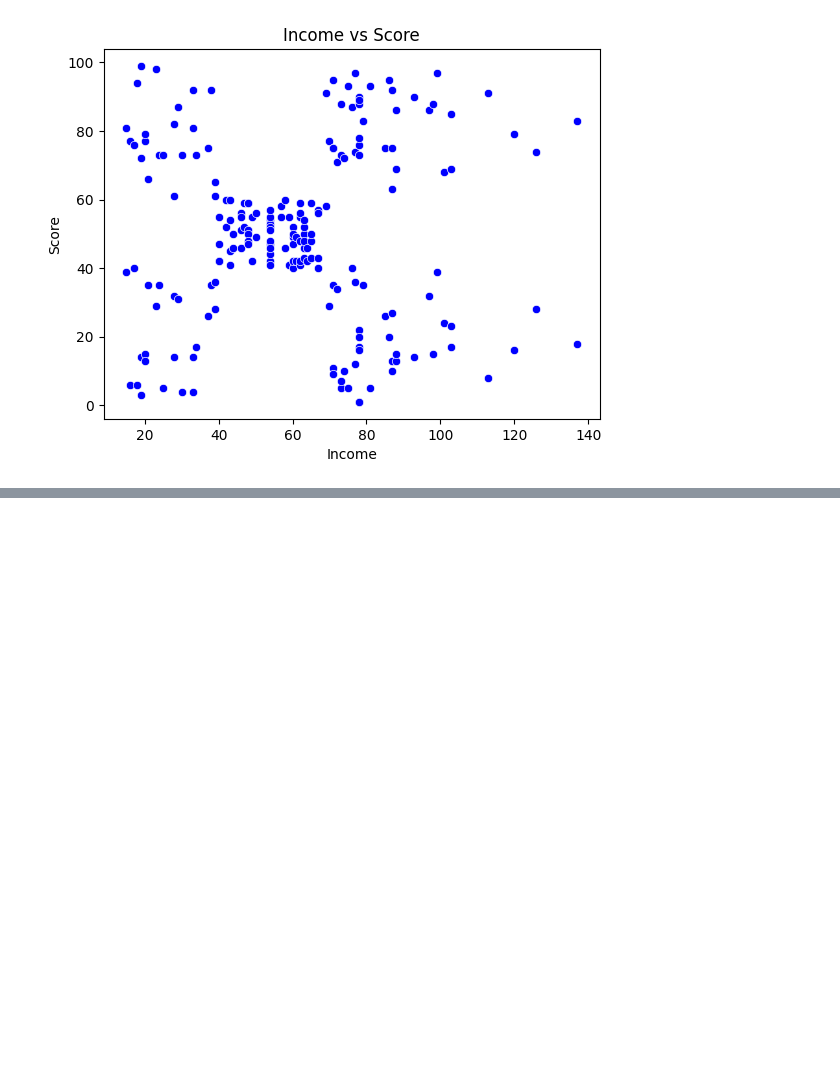
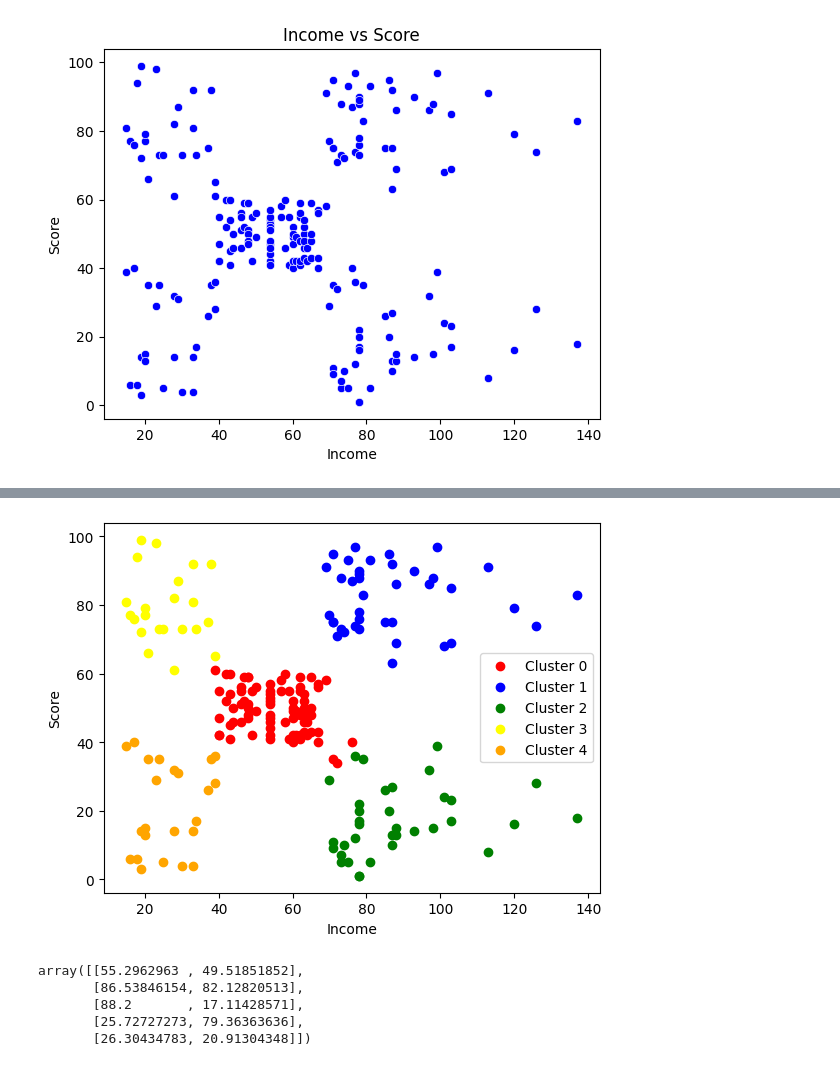
Before and after one commit to misalsathsara/Machine-Learning-Basic, a Jupyter notebook: K-Means_Clustering.ipynb, the cells around one changed output, grey strips where cells are left out. Saved outputs shown, nothing was run; the diff lists cells and outputs as text; code cells hidden in the pictures; blank space fills up the shorter version.

```diff
--- a/K-Means_Clustering.ipynb
+++ b/K-Means_Clustering.ipynb
@@ -101,0 +132,3 @@ Text(0.5, 1.0, 'Income vs Score')
+# %%
+model = KMeans(n_clusters=5)
+pred = model.fit_predict(data)
@@ -101,0 +148,3 @@ Text(0.5, 1.0, 'Income vs Score')
+# %%
+data['cluster'] = pred
+data.head()
@@ -101,0 +169,27 @@ Text(0.5, 1.0, 'Income vs Score')
+# %%
+c0 = data[data['cluster'] == 0]
+c1 = data[data['cluster'] == 1]
+c2 = data[data['cluster'] == 2]
+c3 = data[data['cluster'] == 3]
+c4 = data[data['cluster'] == 4]
+# %%
+plt.scatter(c0['Income'], c0['Score'], c='red', label='Cluster 0')
+plt.scatter(c1['Income'], c1['Score'], c='blue', label='Cluster 1')
+plt.scatter(c2['Income'], c2['Score'], c='green', label='Cluster 2')
+plt.scatter(c3['Income'], c3['Score'], c='yellow', label='Cluster 3')
+plt.scatter(c4['Income'], c4['Score'], c='orange', label='Cluster 4')
+plt.xlabel('Income')
+plt.ylabel('Score')
+plt.legend()
+plt.show()
+# %% [output]
+[figure, added]
+# %%
+model.cluster_centers_
+# get the cluster centers
+# %% [output]
+array([[55.2962963 , 49.51851852],
+       [86.53846154, 82.12820513],
+       [88.2       , 17.11428571],
+       [25.72727273, 79.36363636],
+       [26.30434783, 20.91304348]])
```
Also changed, not shown: parts of 12 cells of this notebook, 5 other files.
